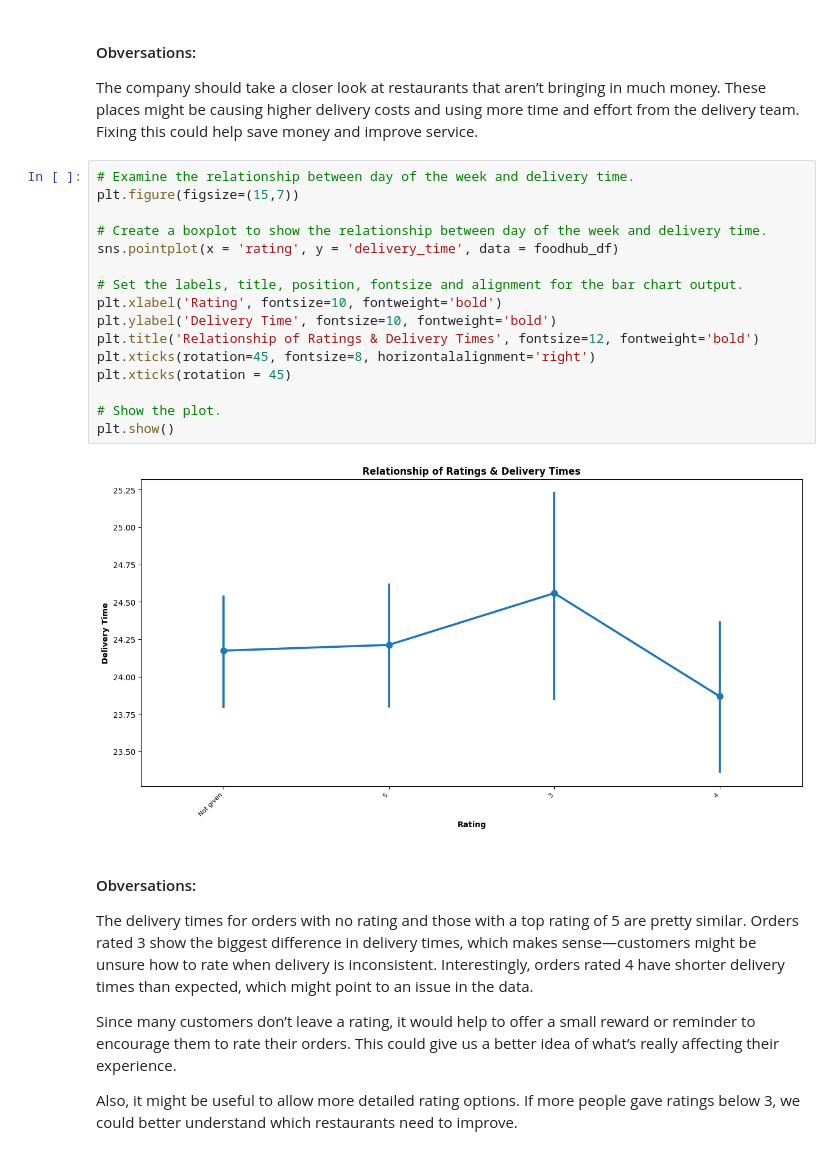
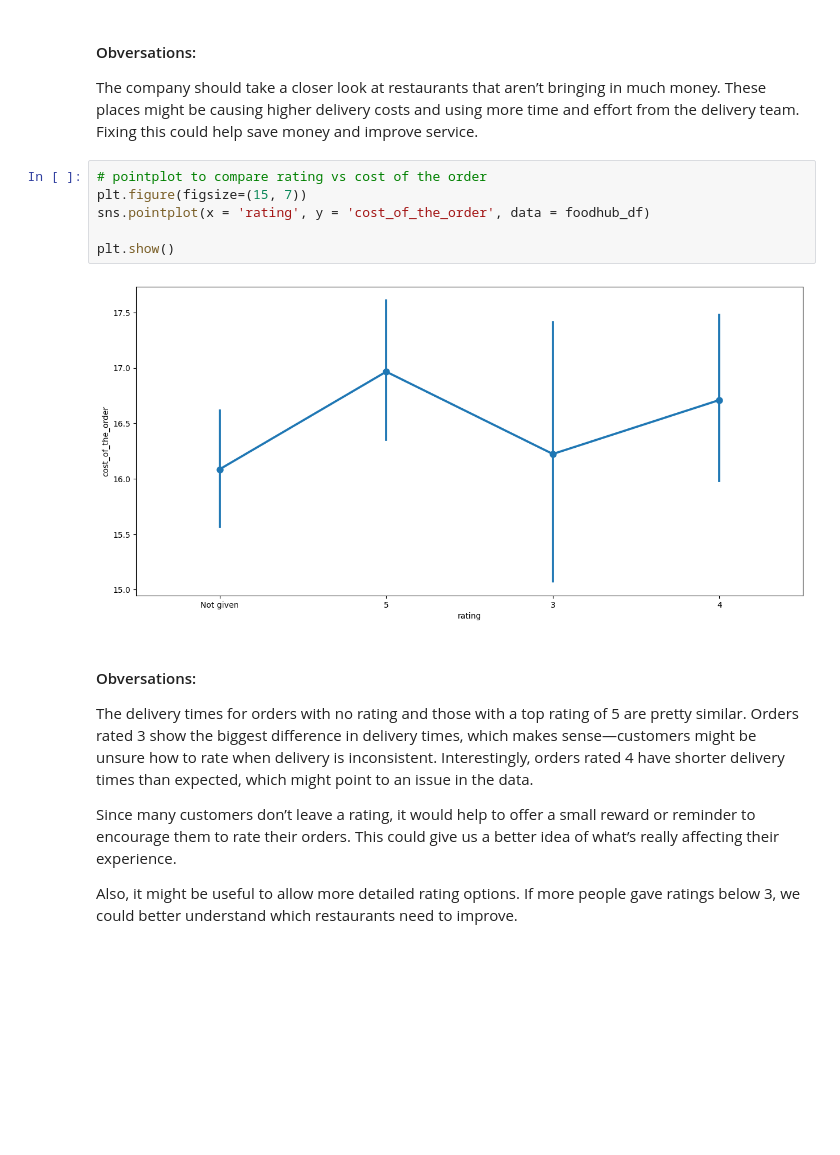
Before and after one commit to rohitdec01/AIML, a Jupyter notebook: 1_Food-Hub-Data-Analysis/rohit_PYF_Project_Learner_Notebook_Full_Code.ipynb, the cells around one changed output. Drawn from its saved outputs; the diff is of its cells as text; blank space fills up the shorter version.

```diff
--- a/1_Food-Hub-Data-Analysis/rohit_PYF_Project_Learner_Notebook_Full_Code.ipynb
+++ b/1_Food-Hub-Data-Analysis/rohit_PYF_Project_Learner_Notebook_Full_Code.ipynb
@@ -734,24 +683,14 @@ Name: cost_of_the_order, dtype: float64
 # %% [markdown]
 #### Obversations:
 The company should take a closer look at restaurants that aren’t bringing in much money. These places might be causing higher delivery costs and using more time and effort from the delivery team. Fixing this could help save money and improve service.
-# %%
-# Examine the relationship between day of the week and delivery time.
-plt.figure(figsize=(15,7))
-
-# Create a boxplot to show the relationship between day of the week and delivery time.
-sns.pointplot(x = 'rating', y = 'delivery_time', data = foodhub_df)
-
-# Set the labels, title, position, fontsize and alignment for the bar chart output.
-plt.xlabel('Rating', fontsize=10, fontweight='bold')
-plt.ylabel('Delivery Time', fontsize=10, fontweight='bold')
-plt.title('Relationship of Ratings & Delivery Times', fontsize=12, fontweight='bold')
-plt.xticks(rotation=45, fontsize=8, horizontalalignment='right')
-plt.xticks(rotation = 45)
-
-# Show the plot.
-plt.show()
-# %% [output]
-[figure, removed]
+# %%
+# pointplot to compare rating vs cost of the order
+plt.figure(figsize=(15, 7))
+sns.pointplot(x = 'rating', y = 'cost_of_the_order', data = foodhub_df)
+
+plt.show()
+# %% [output]
+[figure, added]
 # %% [markdown]
 #### Obversations:
 The delivery times for orders with no rating and those with a top rating of 5 are pretty similar. Orders rated 3 show the biggest difference in delivery times, which makes sense—customers might be unsure how to rate when delivery is inconsistent. Interestingly, orders rated 4 have shorter delivery times than expected, which might point to an issue in the data.
```
Also changed, not shown: parts of 8 cells of this notebook.
